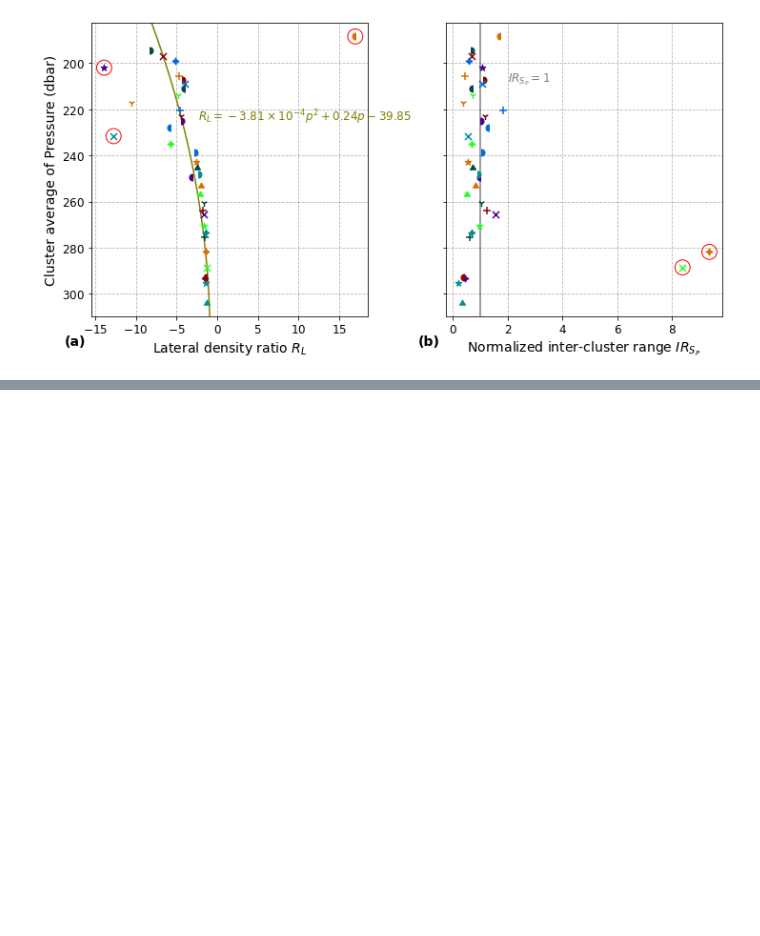
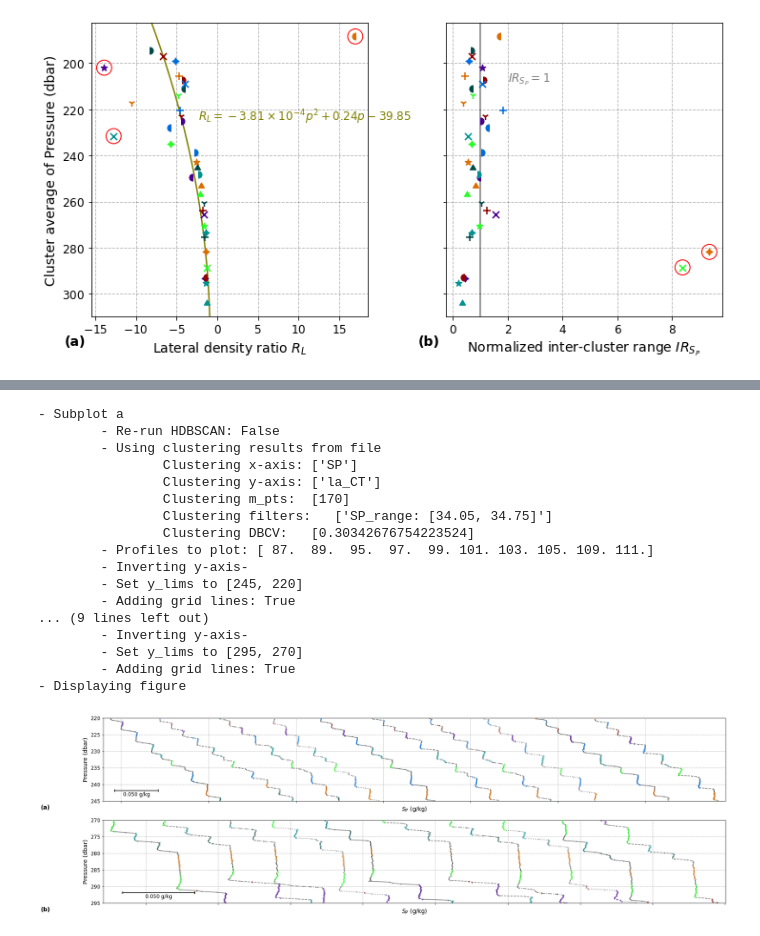
Before and after one commit to JustinTrenchcoat/Staircase_Clustering, a Jupyter notebook: Create_Figures.ipynb, the cells around one changed output, grey strips where cells are left out. Saved outputs shown, nothing was run; the diff lists cells and outputs as text; code cells hidden in the pictures; blank space fills up the shorter version.

Commit message:
Jupyter notebook covers Figures 1-8

```diff
--- a/Create_Figures.ipynb
+++ b/Create_Figures.ipynb
@@ -583,0 +587,15 @@ ahf.make_figure([group_ITP2_some_pfs_0, group_ITP2_some_pfs_1], use_same_x_axis=
+# %%
+### Figure 5
+## Tracking clusters across a subset of profiles
+# For showing multiple layers grouped into one cluster
+ITP2_some_pfs_0 = [87, 89, 95, 97, 99, 101, 103, 105, 109, 111]
+ITP2_some_pfs_ax_lims_0 = {'y_lims':[245,220]}
+# For showing one layer split into multiple clusters
+ITP2_some_pfs_1 = [67, 69, 73, 75, 81, 83, 91, 93, 97, 99]
+ITP2_some_pfs_ax_lims_1 = {'y_lims':[295,270]}
+# Make the Profile Parameters
+pp_ITP2_some_pfs_0  = ahf.Plot_Parameters(x_vars=['SP'], y_vars=['press'], plot_type='profiles', clr_map='cluster', extra_args={'pfs_to_plot':ITP2_some_pfs_0, 'plt_noise':True}, legend=False, ax_lims=ITP2_some_pfs_ax_lims_0)
+pp_ITP2_some_pfs_1  = ahf.Plot_Parameters(x_vars=['SP'], y_vars=['press'], plot_type='profiles', clr_map='cluster', extra_args={'pfs_to_plot':ITP2_some_pfs_1, 'plt_noise':True}, legend=False, ax_lims=ITP2_some_pfs_ax_lims_1)
+# Make the Analysis Groups
+group_ITP2_some_pfs_0 = ahf.Analysis_Group(ds_ITP2_all, pfs_ITP2, pp_ITP2_some_pfs_0, plot_title='')
+group_ITP2_some_pfs_1 = ahf.Analysis_Group(ds_ITP2_all, pfs_ITP2, pp_ITP2_some_pfs_1, plot_title='')
@@ -583,0 +619,22 @@ ahf.make_figure([group_ITP2_some_pfs_0, group_ITP2_some_pfs_1], use_same_x_axis=
+# %%
+# Make the Figure
+ahf.make_figure([group_ITP2_some_pfs_0, group_ITP2_some_pfs_1], use_same_x_axis=False, use_same_y_axis=False, row_col_list=[2,1, 0.3, 1.70])
+# %% [output]
+- Subplot a
+        - Re-run HDBSCAN: False
+        - Using clustering results from file
+                Clustering x-axis: ['SP']
+                Clustering y-axis: ['la_CT']
+                Clustering m_pts:  [170]
+                Clustering filters:   ['SP_range: [34.05, 34.75]']
+                Clustering DBCV:   [0.30342676754223524]
+        - Profiles to plot: [ 87.  89.  95.  97.  99. 101. 103. 105. 109. 111.]
+        - Inverting y-axis-
+        - Set y_lims to [245, 220]
+        - Adding grid lines: True
+... (9 lines left out)
+        - Inverting y-axis-
+        - Set y_lims to [295, 270]
+        - Adding grid lines: True
+- Displaying figure
+[figure, added]
```
Also changed, not shown: parts of 20 cells of this notebook, 3 other files.
